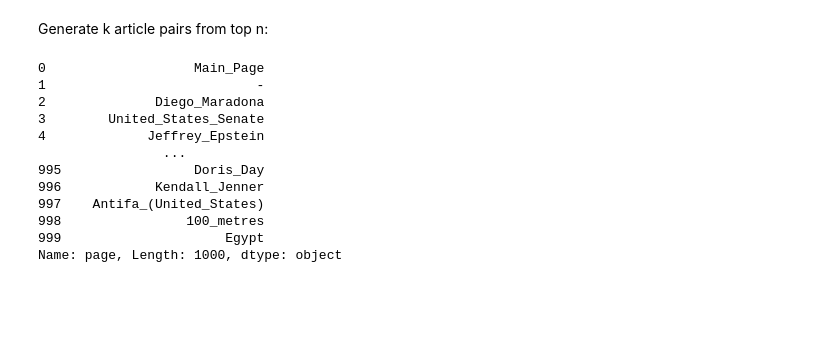
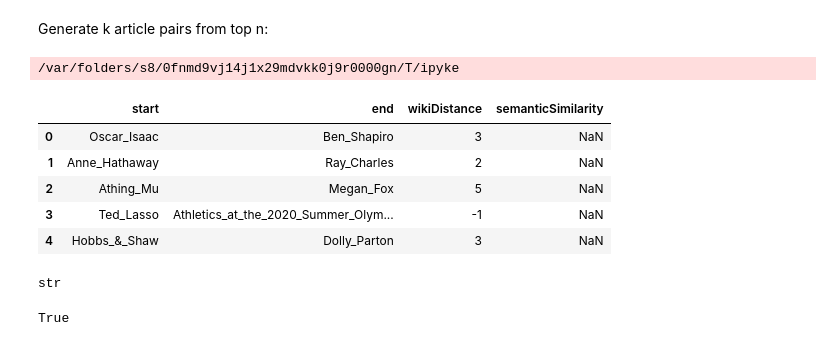
Before and after one commit to landrumb/WikiSimilarity, a Jupyter notebook: build_graph.ipynb, the cells around one changed output. Cells and saved outputs as stored; diff of their text form; code cells hidden in the pictures; blank space fills up the shorter version.

Commit message:
pulled a sample of 5000 and found wikiDistances

```diff
--- a/build_graph.ipynb
+++ b/build_graph.ipynb
@@ -224,19 +235,40 @@ plt.show()
 [figure]
 # %% [markdown]
 Generate k article pairs from top n:
-# %%
-k = 400
-k_pairs = df.DataFrame(columns=['start','end','wikiDistance','semanticSimilarity'])
-# %% [output]
-0                   Main_Page
-1                           -
-2              Diego_Maradona
-3        United_States_Senate
-4             Jeffrey_Epstein
-                ...
-995                 Doris_Day
-996            Kendall_Jenner
-997    Antifa_(United_States)
-998                100_metres
-999                     Egypt
-Name: page, Length: 1000, dtype: object
+# %%
+k = 5000
+k_pairs = pd.DataFrame(columns=['start','end','wikiDistance','semanticSimilarity'])
+
+for i in range(k):
+	temp = top_n.sample(n=2, random_state=i)
+	start = temp.values[0]
+	end = temp.values[1]
+
+	if start not in list(G.nodes) or end not in list(G.nodes):
+		continue
+
+	if nx.has_path(G, start, end):
+		dist = len(nx.shortest_path(G, start, end)) - 1
+	else:
+		dist = -1
+
+	k_pairs = k_pairs.append({'start':start, 'end':end, 'wikiDistance':dist}, ignore_index=True)
+
+k_pairs.head()
+# %% [output]
+/var/folders/s8/0fnmd9vj14j1x29mdvkk0j9r0000gn/T/ipyke
+|  | start | end | wikiDistance | semanticSimilarity |
+| 0 | Oscar_Isaac | Ben_Shapiro | 3 | NaN |
+| 1 | Anne_Hathaway | Ray_Charles | 2 | NaN |
+| 2 | Athing_Mu | Megan_Fox | 5 | NaN |
+| 3 | Ted_Lasso | Athletics_at_the_2020_Summer_Olym... | -1 | NaN |
+| 4 | Hobbs_&_Shaw | Dolly_Parton | 3 | NaN |
+# %%
+temp = top_n.sample(n=2, random_state=8)
+type(temp.values[1])
+# %% [output]
+str
+# %%
+"Help:IPA/English" not in list(top_n) or True
+# %% [output]
+True
```
Also changed, not shown: parts of 2 cells of this notebook.
